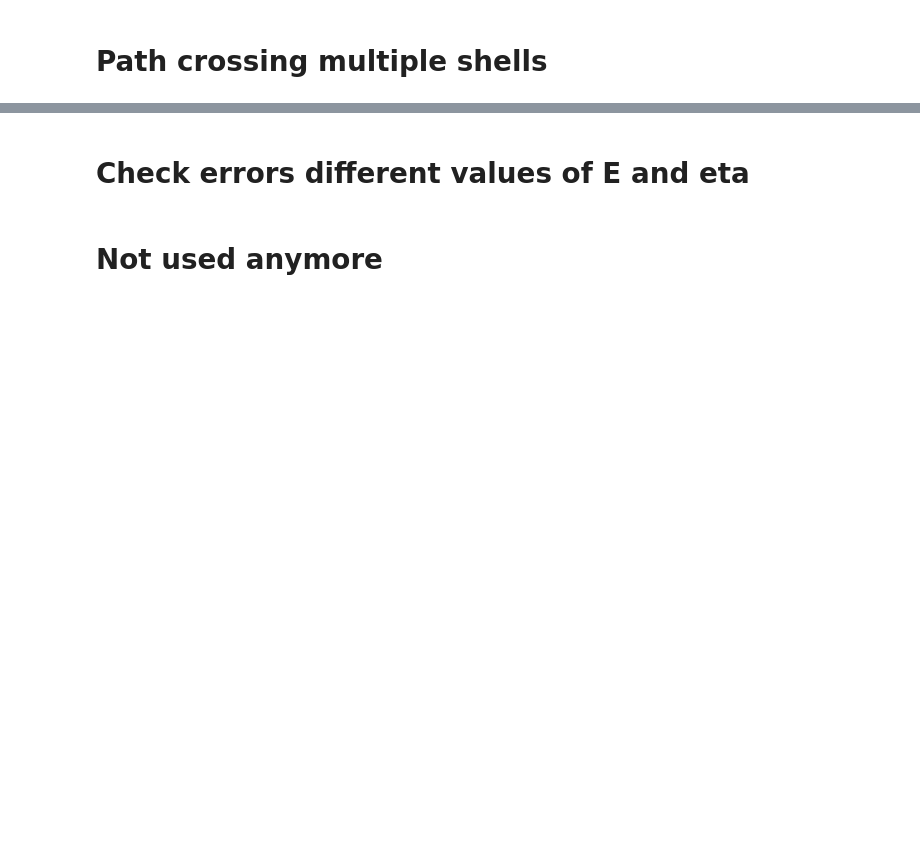
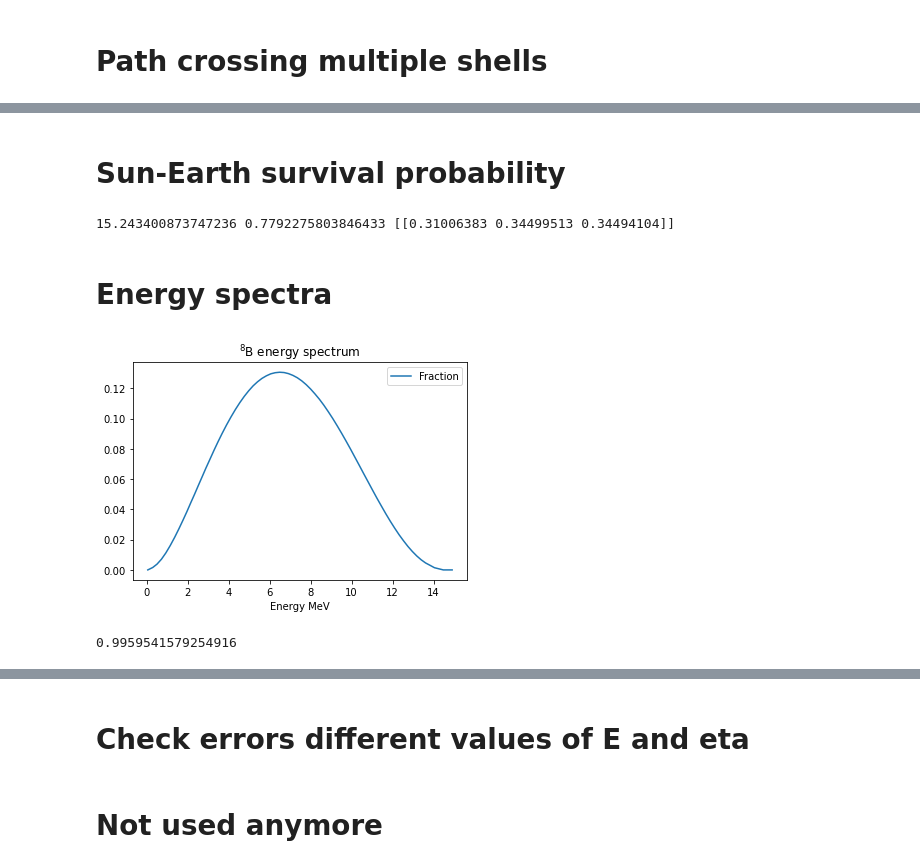
Before and after one commit to michelelucente/PEANUTS, a Jupyter notebook: Code/Functions/working_notebook.ipynb, the cells around one changed output, grey strips where cells are left out. Saved outputs shown, nothing was run; the diff lists cells and outputs as text; code cells hidden in the pictures; blank space fills up the shorter version.

Commit message:
Added functions to compute final probabilitites to working notebook

```diff
--- a/Code/Functions/working_notebook.ipynb
+++ b/Code/Functions/working_notebook.ipynb
@@ -774,0 +786,2 @@ plt.show()
+# %% [markdown]
+# Sun-Earth survival probability
@@ -774,0 +847,25 @@ plt.show()
+# %%
+mass_weights = solar_flux_mass(th12, th13, DeltamSq21, DeltamSq31, E, radius_samples, density, fraction)
+
+mass_to_flavour_probabilitites = np.square(np.abs(np.dot(FullEvolutor(0, DeltamSq21, DeltamSq31, E, th12, th13, th23, d, eta, H), pmns.conjugate())))
+
+flavour_probabilities = np.array(np.dot(mass_to_flavour_probabilitites, mass_weights))
+
+print(E, eta/pi, flavour_probabilities)
+# %% [output]
+15.243400873747236 0.7792275803846433 [[0.31006383 0.34499513 0.34494104]]
+# %% [markdown]
+# Energy spectra
+# %%
+B8_shape = pd.read_csv('./Data/8B_shape.csv', header=None, names=['Energy MeV', 'Fraction'])
+B8_shape.Fraction[B8_shape.Fraction < 0] = 0
+
+
+B8_shape.plot(x='Energy MeV', y='Fraction', title='${}^8$B energy spectrum')
+plt.show()
+# %% [output]
+[figure, added]
+# %%
+integrate.trapezoid(x=B8_shape['Energy MeV'], y=B8_shape['Fraction'])
+# %% [output]
+0.9959541579254916
```
Also changed, not shown: parts of 26 cells of this notebook, 1 other file.
